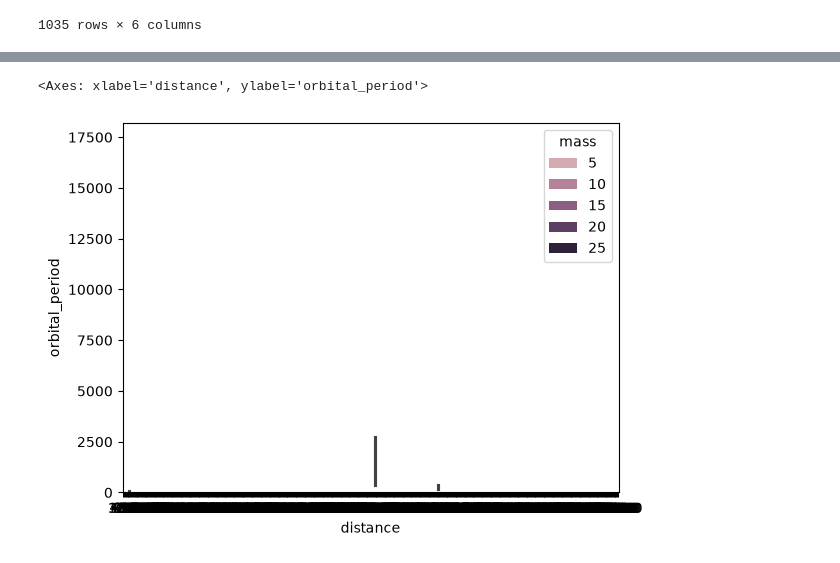
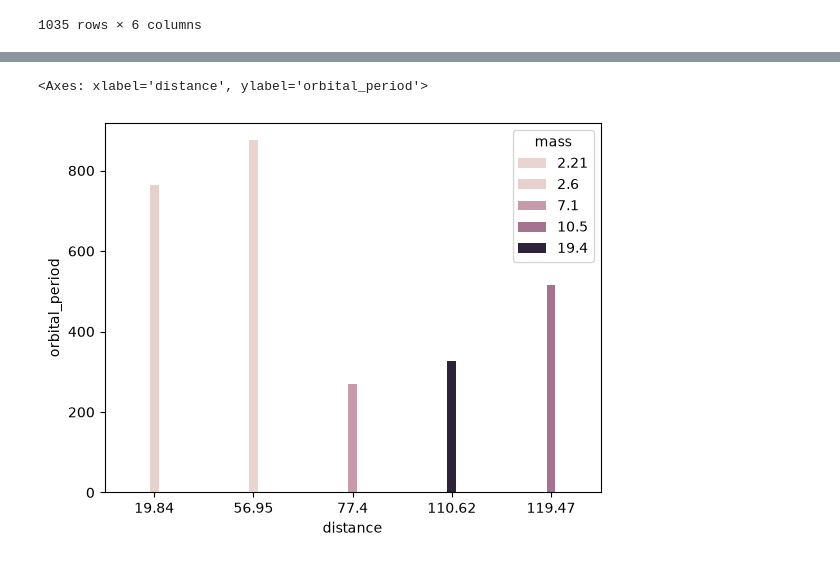
Before and after one commit to adilfarooqkhan-ds/Analytics, a Jupyter notebook: Seaborn/index.ipynb, the cells around one changed output, grey strips where cells are left out. Cells and saved outputs as stored; diff of their text form; code cells hidden in the pictures.

```diff
--- a/Seaborn/index.ipynb
+++ b/Seaborn/index.ipynb
@@ -82,5 +91,5 @@ d2
 # %%
-sns.barplot(y='orbital_period',x='distance',hue='mass',data=d2,width = 0.30)
+sns.barplot(y='orbital_period',x='distance',hue='mass',data=d2.head(5),width =0.09)
 # %% [output]
 <Axes: xlabel='distance', ylabel='orbital_period'>
-[figure, old version]
+[figure, new version]
```
Also changed, not shown: parts of 16 cells of this notebook.
